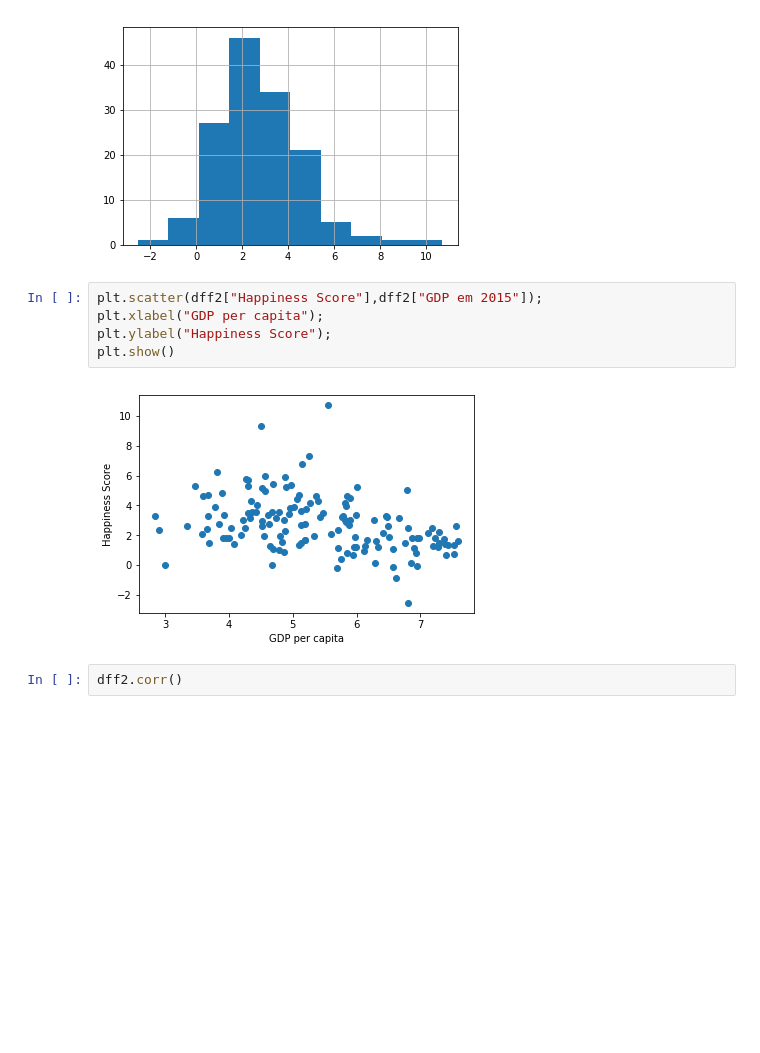
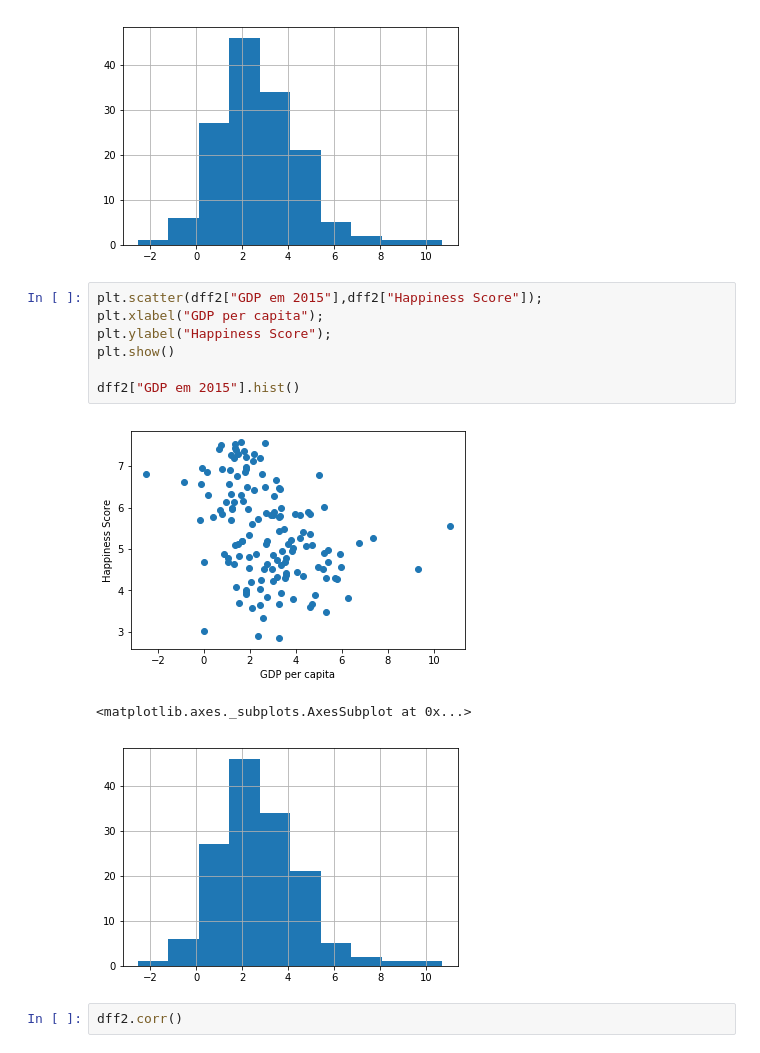
Before and after one commit to gicabral/Projeto_final_CDD, a Jupyter notebook: Projeto final Dados - leitura de dataset.ipynb, the cells around one changed output. Drawn from its saved outputs; the diff is of its cells as text; blank space fills up the shorter version.

```diff
--- a/Projeto final Dados - leitura de dataset.ipynb
+++ b/Projeto final Dados - leitura de dataset.ipynb
@@ -241,12 +234,16 @@ dff2['GDP em 2015'].hist();
 # %% [output]
 [figure]
 # %%
-plt.scatter(dff2["Happiness Score"],dff2["GDP em 2015"]);
+plt.scatter(dff2["GDP em 2015"],dff2["Happiness Score"]);
 plt.xlabel("GDP per capita");
 plt.ylabel("Happiness Score");
 plt.show()
+
+dff2["GDP em 2015"].hist()
 # %% [output]
-[figure, old version]
+[figure, new version]
+<matplotlib.axes._subplots.AxesSubplot at 0x...>
+[figure, added]
 # %%
 dff2.corr()
 # %% [output]
```
Also changed, not shown: parts of 34 cells of this notebook, 3 other files.
